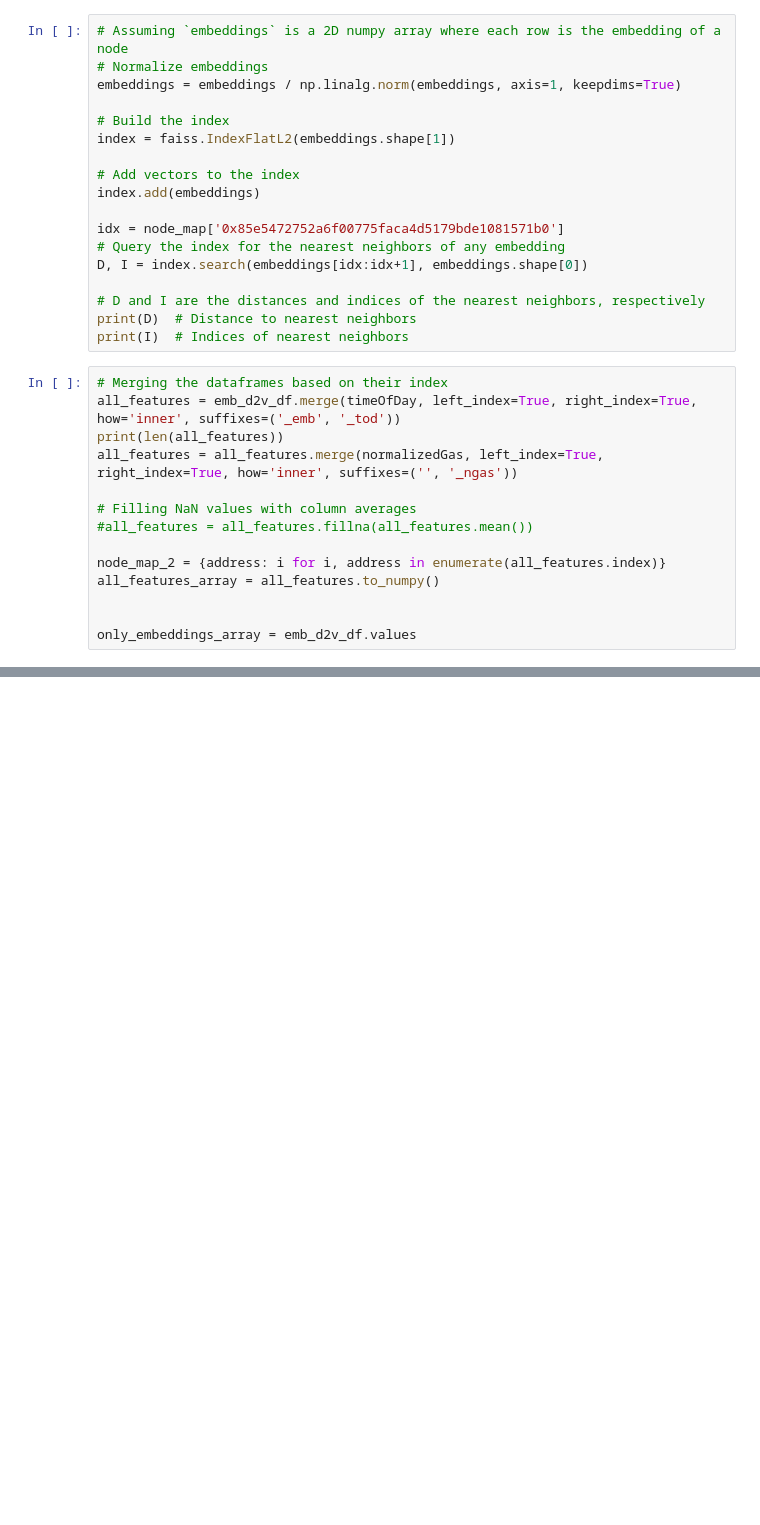
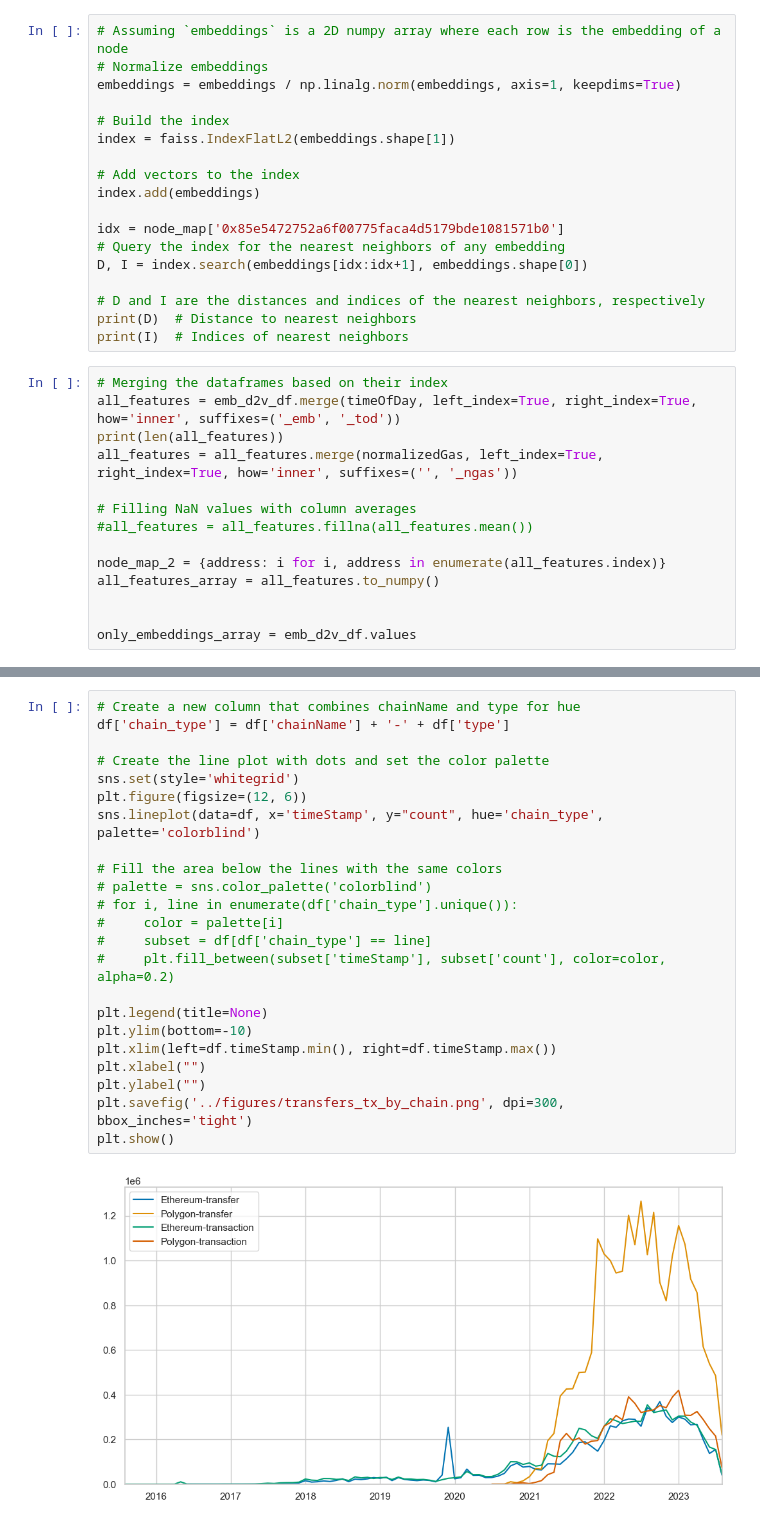
Before and after one commit to dariothuerkauf/address-clustering, a Jupyter notebook: python/test_notebook.ipynb, the cells around one changed output, grey strips where cells are left out. Saved outputs shown, nothing was run; the diff lists cells and outputs as text; blank space fills up the shorter version.

```diff
--- a/python/test.ipynb
+++ b/python/test_notebook.ipynb
@@ -305,0 +382,25 @@ only_embeddings_array = emb_d2v_df.values
+# %%
+# Create a new column that combines chainName and type for hue
+df['chain_type'] = df['chainName'] + '-' + df['type']
+
+# Create the line plot with dots and set the color palette
+sns.set(style='whitegrid')
+plt.figure(figsize=(12, 6))
+sns.lineplot(data=df, x='timeStamp', y="count", hue='chain_type', palette='colorblind')
+
+# Fill the area below the lines with the same colors
+# palette = sns.color_palette('colorblind')
+# for i, line in enumerate(df['chain_type'].unique()):
+#     color = palette[i]
+#     subset = df[df['chain_type'] == line]
+#     plt.fill_between(subset['timeStamp'], subset['count'], color=color, alpha=0.2)
+
+plt.legend(title=None)
+plt.ylim(bottom=-10)
+plt.xlim(left=df.timeStamp.min(), right=df.timeStamp.max())
+plt.xlabel("")
+plt.ylabel("")
+plt.savefig('../figures/transfers_tx_by_chain.png', dpi=300, bbox_inches='tight')
+plt.show()
+# %% [output]
+[figure, added]
```
Also changed, not shown: parts of 17 cells of this notebook, 2 other files.
